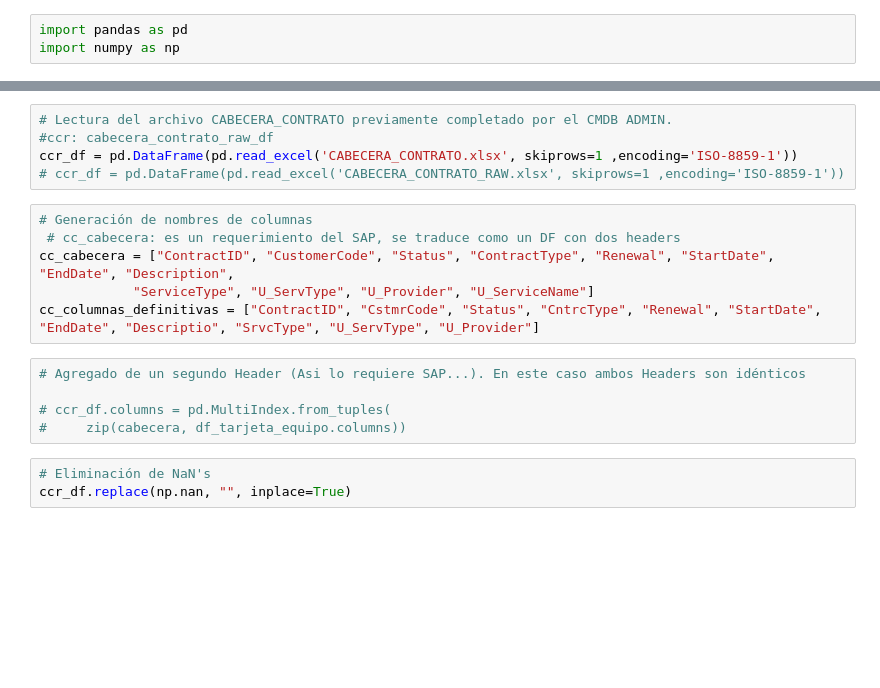
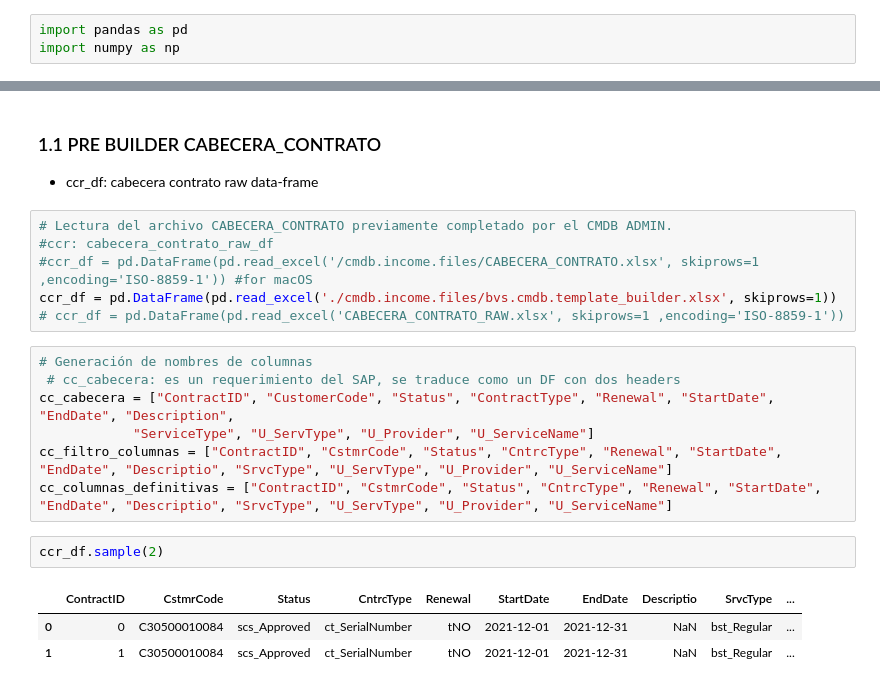
Before and after one commit to capereiro/bvs.cmdb_2g, a Jupyter notebook: bvs_cmdb_files_maker_v1.1.ipynb, the cells around one changed output, grey strips where cells are left out. Cells and saved outputs as stored; diff of their text form; blank space fills up the shorter version.

```diff
--- a/bvs_cmdb_files_maker_v1.1.ipynb
+++ b/bvs_cmdb_files_maker_v1.1.ipynb
@@ -15,19 +56,22 @@ import numpy as np
+# %% [markdown]
+### 1.1 PRE BUILDER CABECERA_CONTRATO
+   * ccr_df: cabecera contrato raw data-frame
 # %%
 # Lectura del archivo CABECERA_CONTRATO previamente completado por el CMDB ADMIN.
 #ccr: cabecera_contrato_raw_df
-ccr_df = pd.DataFrame(pd.read_excel('CABECERA_CONTRATO.xlsx', skiprows=1 ,encoding='ISO-8859-1'))
+#ccr_df = pd.DataFrame(pd.read_excel('/cmdb.income.files/CABECERA_CONTRATO.xlsx', skiprows=1 ,encoding='ISO-8859-1')) #for macOS
+ccr_df = pd.DataFrame(pd.read_excel('./cmdb.income.files/bvs.cmdb.template_builder.xlsx', skiprows=1))
 # ccr_df = pd.DataFrame(pd.read_excel('CABECERA_CONTRATO_RAW.xlsx', skiprows=1 ,encoding='ISO-8859-1'))
 # %%
 # Generación de nombres de columnas
  # cc_cabecera: es un requerimiento del SAP, se traduce como un DF con dos headers
 cc_cabecera = ["ContractID", "CustomerCode", "Status", "ContractType", "Renewal", "StartDate", "EndDate", "Description",
             "ServiceType", "U_ServType", "U_Provider", "U_ServiceName"]
-cc_columnas_definitivas = ["ContractID", "CstmrCode", "Status", "CntrcType", "Renewal", "StartDate", "EndDate", "Descriptio", "SrvcType", "U_ServType", "U_Provider"]
+cc_filtro_columnas = ["ContractID", "CstmrCode", "Status", "CntrcType", "Renewal", "StartDate", "EndDate", "Descriptio", "SrvcType", "U_ServType", "U_Provider", "U_ServiceName"]
+cc_columnas_definitivas = ["ContractID", "CstmrCode", "Status", "CntrcType", "Renewal", "StartDate", "EndDate", "Descriptio", "SrvcType", "U_ServType", "U_Provider", "U_ServiceName"]
-# %%
-# Agregado de un segundo Header (Asi lo requiere SAP...). En este caso ambos Headers son idénticos
-
-# ccr_df.columns = pd.MultiIndex.from_tuples(
-#     zip(cabecera, df_tarjeta_equipo.columns))
-# %%
-# Eliminación de NaN's
-ccr_df.replace(np.nan, "", inplace=True)
+# %%
+ccr_df.sample(2)
+# %% [output]
+|  | ContractID | CstmrCode | Status | CntrcType | Renewal | StartDate | EndDate | Descriptio | SrvcType | ... |
+| 0 | 0 | C30500010084 | scs_Approved | ct_SerialNumber | tNO | 2021-12-01 | 2021-12-31 | NaN | bst_Regular | ... |
+| 1 | 1 | C30500010084 | scs_Approved | ct_SerialNumber | tNO | 2021-12-01 | 2021-12-31 | NaN | bst_Regular | ... |
```
Also changed, not shown: parts of 85 cells of this notebook, 2 other files.
